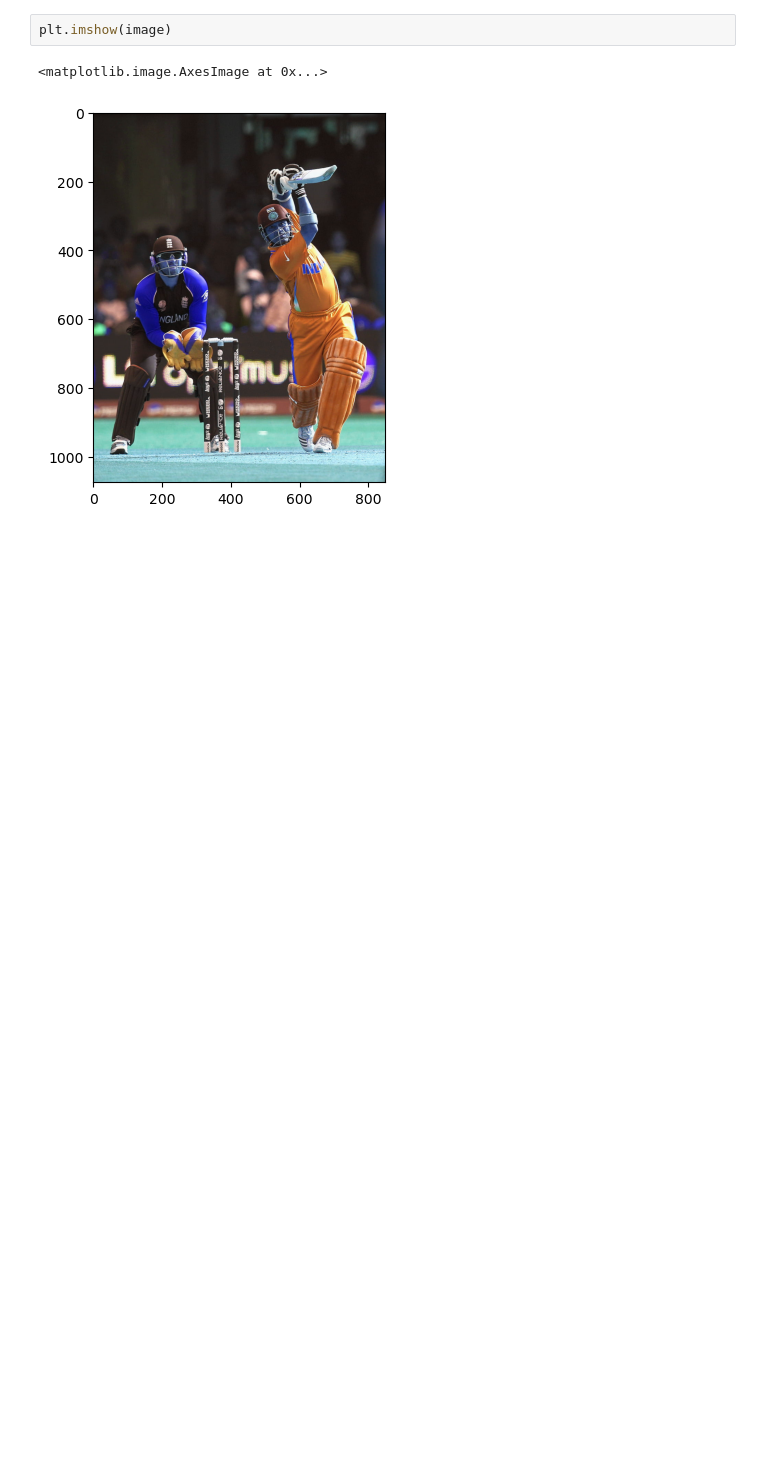
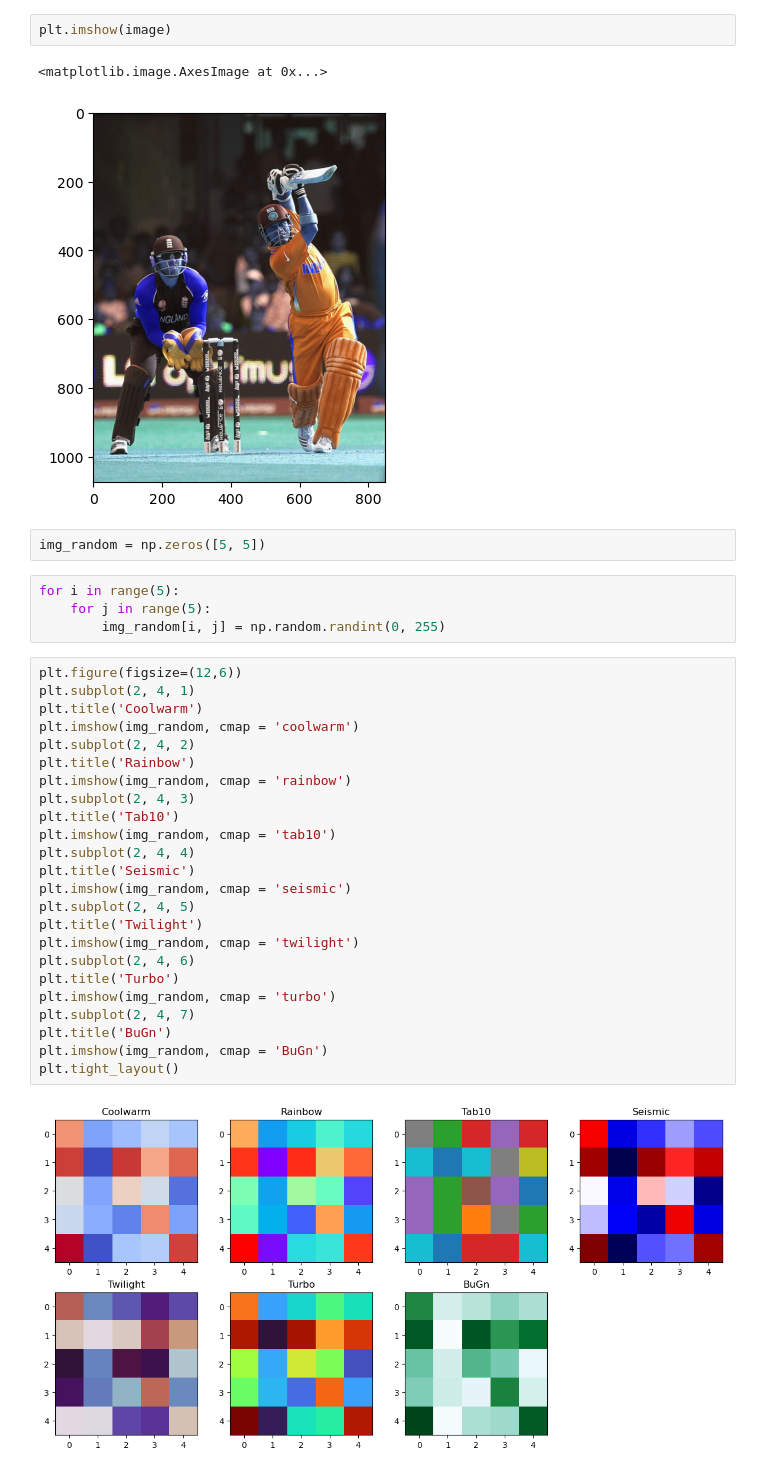
Before and after one commit to venky-py/cv, a Jupyter notebook: CV_A01.ipynb, the cells around one changed output. Cells and saved outputs as stored; diff of their text form; blank space fills up the shorter version.

```diff
--- a/CV_A01.ipynb
+++ b/CV_A01.ipynb
@@ -27,3 +33,35 @@ plt.imshow(image)
 # %% [output]
 <matplotlib.image.AxesImage at 0x...>
 [figure]
+# %%
+img_random = np.zeros([5, 5])
+# %%
+for i in range(5):
+    for j in range(5):
+        img_random[i, j] = np.random.randint(0, 255)
+# %%
+plt.figure(figsize=(12,6))
+plt.subplot(2, 4, 1)
+plt.title('Coolwarm')
+plt.imshow(img_random, cmap = 'coolwarm')
+plt.subplot(2, 4, 2)
+plt.title('Rainbow')
+plt.imshow(img_random, cmap = 'rainbow')
+plt.subplot(2, 4, 3)
+plt.title('Tab10')
+plt.imshow(img_random, cmap = 'tab10')
+plt.subplot(2, 4, 4)
+plt.title('Seismic')
+plt.imshow(img_random, cmap = 'seismic')
+plt.subplot(2, 4, 5)
+plt.title('Twilight')
+plt.imshow(img_random, cmap = 'twilight')
+plt.subplot(2, 4, 6)
+plt.title('Turbo')
+plt.imshow(img_random, cmap = 'turbo')
+plt.subplot(2, 4, 7)
+plt.title('BuGn')
+plt.imshow(img_random, cmap = 'BuGn')
+plt.tight_layout()
+# %% [output]
+[figure, added]
```
Also changed, not shown: parts of 9 cells of this notebook, 3 other files.
